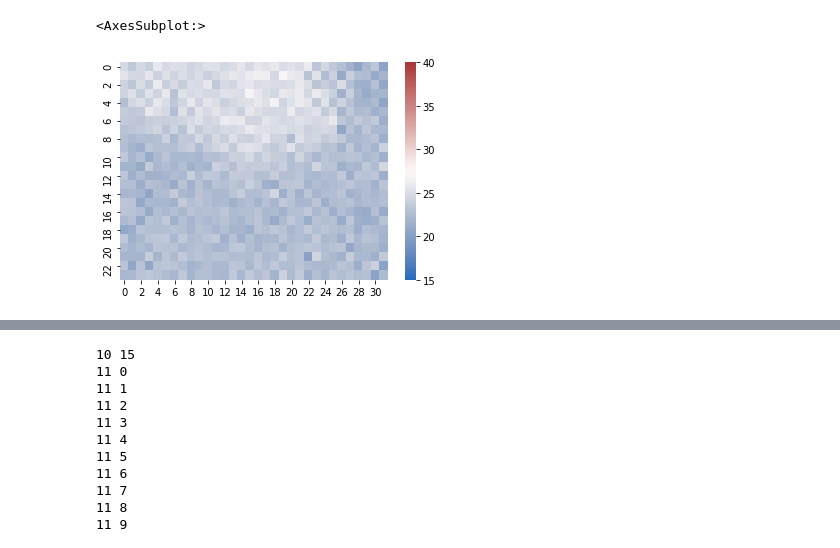
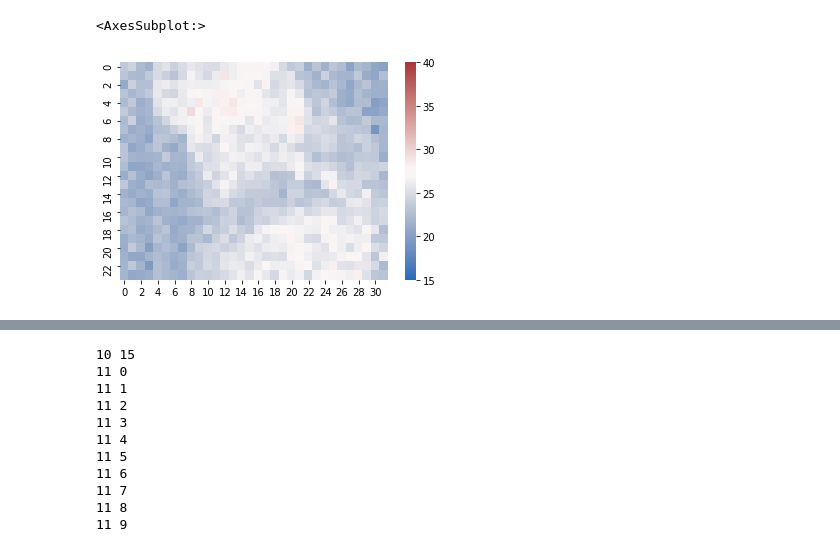
Before and after one commit to nickinack/Occupancy-Estimation, a Jupyter notebook: src/visualize.ipynb, the cells around one changed output, grey strips where cells are left out. Drawn from its saved outputs; the diff is of its cells as text; code cells hidden in the pictures.

```diff
--- a/src/visualize.ipynb
+++ b/src/visualize.ipynb
@@ -1,7 +1,7 @@
 # %%
 from visualize import *
 # %%
-sns.heatmap(data[223,:,:,13] , cmap="vlag" , vmin=15 ,vmax=40)
+sns.heatmap(data[214,:,:,15] , cmap="vlag" , vmin=15 ,vmax=40)
 # %% [output]
 <AxesSubplot:>
-[figure, old version]
+[figure, new version]
```
Also changed, not shown: parts of 10 cells of this notebook, 1 other file.
